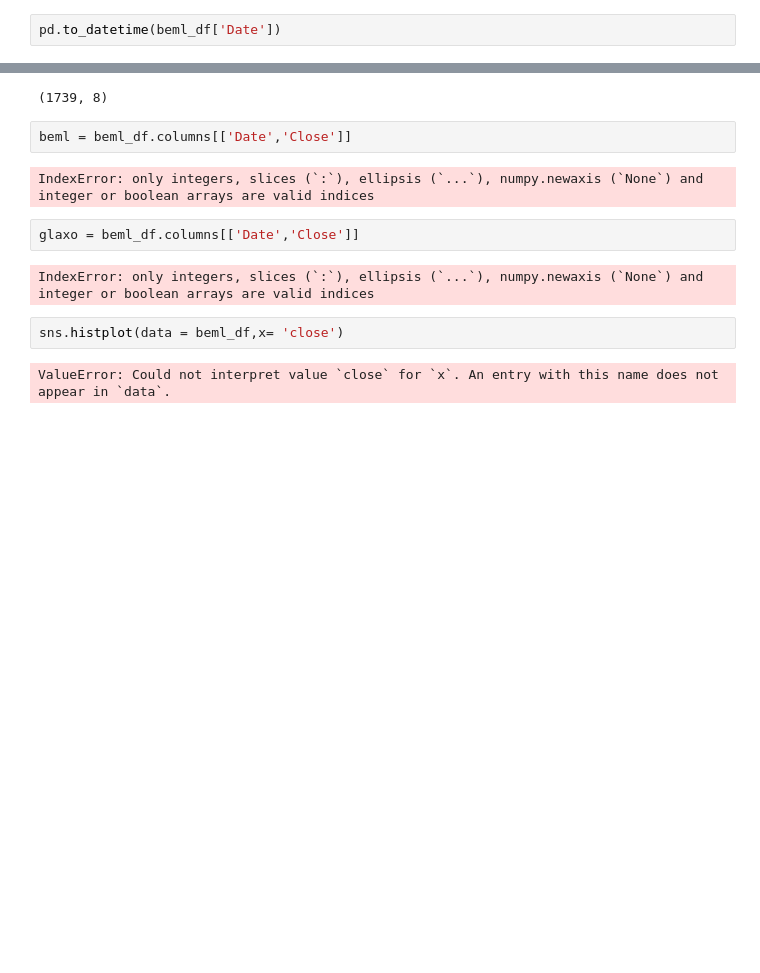
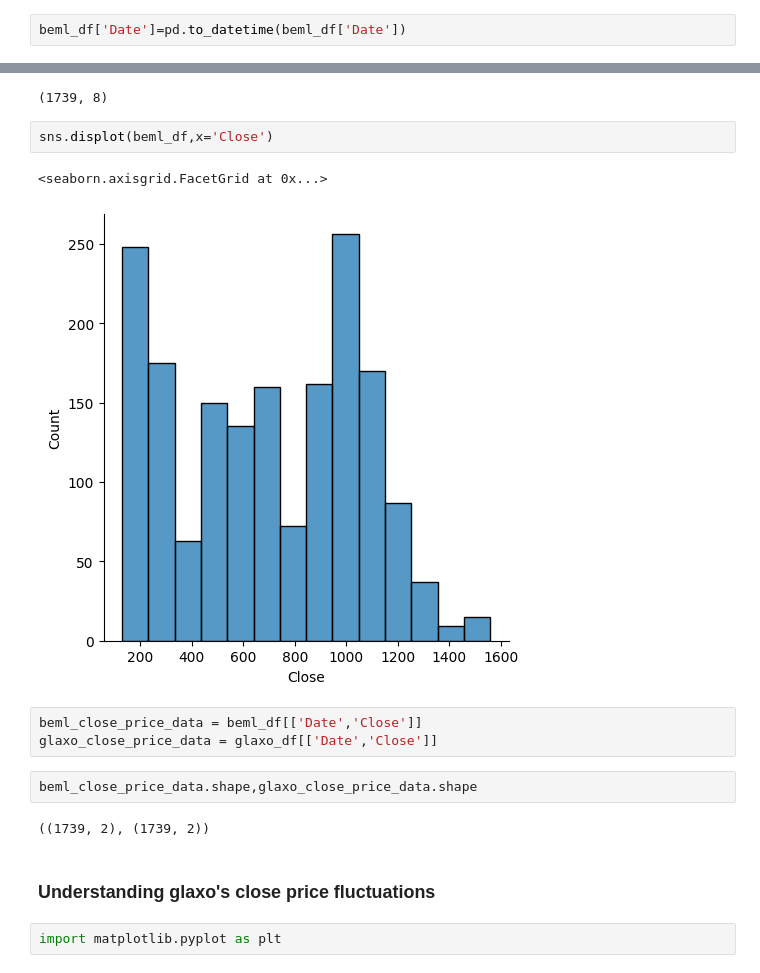
Before and after one commit to Smita2597/ds-repo, a Jupyter notebook: Stock - Risk and Return Analysis.ipynb, the cells around one changed output, grey strips where cells are left out. Drawn from its saved outputs; the diff is of its cells as text; blank space fills up the shorter version.

```diff
--- a/Stock - Risk and Return Analysis.ipynb
+++ b/Stock - Risk and Return Analysis.ipynb
@@ -91,4 +92,4 @@ Data columns (total 8 columns):
 dtypes: float64(7), object(1)
 memory usage: 108.8+ KB
 # %%
-pd.to_datetime(beml_df['Date'])
+beml_df['Date']=pd.to_datetime(beml_df['Date'])
@@ -128,16 +103,20 @@ beml_df.shape
 glaxo_df.shape
 # %% [output]
 (1739, 8)
+# %%
+sns.displot(beml_df,x='Close')
+# %% [output]
+<seaborn.axisgrid.FacetGrid at 0x...>
+[figure, added]
 # %%
-beml = beml_df.columns[['Date','Close']]
+beml_close_price_data = beml_df[['Date','Close']]
+glaxo_close_price_data = glaxo_df[['Date','Close']]
-# %% [output]
-IndexError: only integers, slices (`:`), ellipsis (`...`), numpy.newaxis (`None`) and integer or boolean arrays are valid indices
-# %%
-glaxo = beml_df.columns[['Date','Close']]
-# %% [output]
-IndexError: only integers, slices (`:`), ellipsis (`...`), numpy.newaxis (`None`) and integer or boolean arrays are valid indices
-# %%
-sns.histplot(data = beml_df,x= 'close')
-# %% [output]
-ValueError: Could not interpret value `close` for `x`. An entry with this name does not appear in `data`.
+# %%
+beml_close_price_data.shape,glaxo_close_price_data.shape
+# %% [output]
+((1739, 2), (1739, 2))
+# %% [markdown]
+### Understanding glaxo's close price fluctuations
+# %%
+import matplotlib.pyplot as plt
 # %%
```
Also changed, not shown: parts of 19 cells of this notebook, 1 other file.
